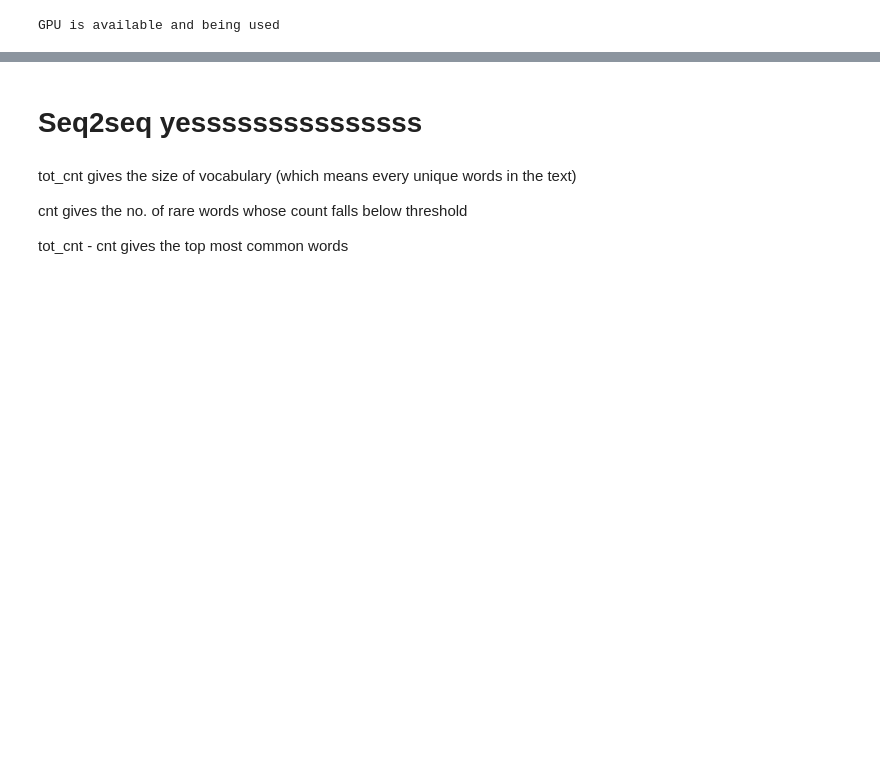
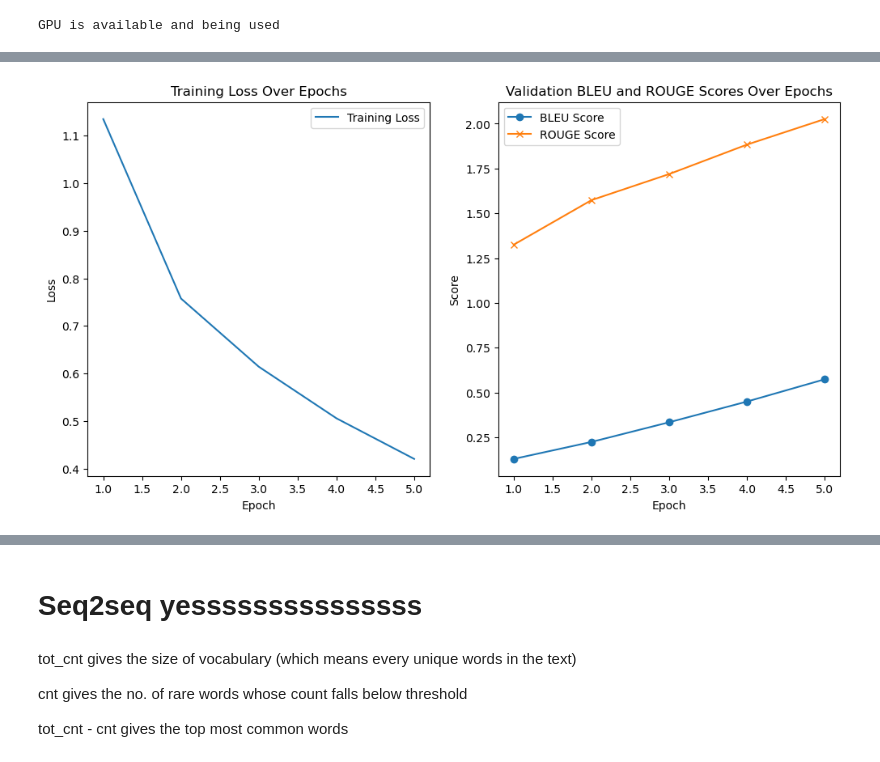
Before and after one commit to lavanyaasehgal/IntelliShorts, a Jupyter notebook: NLP_summarizer.ipynb, the cells around one changed output, grey strips where cells are left out. Drawn from its saved outputs; the diff is of its cells as text; code cells hidden in the pictures; blank space fills up the shorter version.

```diff
--- a/NLP_summarizer.ipynb
+++ b/NLP_summarizer.ipynb
@@ -391,3 +391,8 @@ epochs = 5
 early_stopping_patience = 3  # Stop training if validation loss does not improve for 3 consecutive epochs
 best_validation_loss = float('inf')
 patience_counter = 0
+
+# Initialize tokenizer and model
+model_name = "t5-small"  # You can choose a different model size
+tokenizer = T5Tokenizer.from_pretrained(model_name)
+model = T5ForConditionalGeneration.from_pretrained(model_name).to(device)
@@ -470,0 +442,84 @@ Labels shape: torch.Size([8, 20])
+# %%
+# Initialize the optimizer and loss function
+optimizer = AdamW(model.parameters(), lr=learning_rate)
+
+# Define smoothing for BLEU score
+bleu_smoothing = SmoothingFunction().method4
+
+# Lists to store training loss, BLEU scores, and ROUGE scores
+train_losses = []
+bleu_scores = []
+rouge_scores = []
+accumulation_steps = 4
+# Training loop
+for epoch in range(epochs):
+    model.train()
+    optimizer.zero_grad()  # Zero the gradients
+
+    total_loss = 0
+    num_batches = 0
+
+    for batch in train_dataloader:
+        input_ids = batch['input_ids'].to(device)
+        attention_mask = batch['attention_mask'].to(device)
+        labels = batch['labels'].to(device)
+
+        outputs = model(
+            input_ids=input_ids,
+            attention_mask=attention_mask,
+            labels=labels,
+        )
+        loss = outputs.loss
+        loss = loss / accumulation_steps  # Divide the loss by accumulation steps
+        loss.backward()
+
+        if (num_batches + 1) % accumulation_steps == 0:
+            optimizer.step()
+            optimizer.zero_grad()
+
+        total_loss += loss.item()
+        num_batches += 1
+
+    # Calculate average training loss for the epoch
+    average_train_loss = total_loss / num_batches
+    train_losses.append(average_train_loss)
+    print(f"Epoch {epoch + 1}: Average Training Loss: {average_train_loss}")
+
+    # Calculate BLEU and ROUGE scores
+    bleu_score, rouge_score = calculate_scores(model, validation_dataloader)
+    bleu_scores.append(bleu_score)
+    rouge_scores.append(rouge_score)
+
+    print(f"Epoch {epoch + 1} - Validation BLEU: {bleu_score:.4f}, Validation ROUGE: {rouge_score:.4f}")
+
+    # Check for early stopping
+    if average_train_loss < best_validation_loss:
+        best_validation_loss = average_train_loss
+        patience_counter = 0
+        # Save the best model checkpoint
+        torch.save(model.state_dict(), f"best_model_checkpoint.pth")
+    else:
+        patience_counter += 1
+        if patience_counter >= early_stopping_patience:
+            print(f"Early stopping after {epoch + 1} epochs.")
+            break
+
+# Display the progress of epochs in Jupyter
+plt.figure(figsize=(12, 6))
+plt.subplot(121)
+plt.plot(range(1, len(train_losses) + 1), train_losses, label='Training Loss')
+plt.xlabel('Epoch')
+plt.ylabel('Loss')
+plt.title('Training Loss Over Epochs')
+plt.legend()
+
+plt.subplot(122)
+plt.plot(range(1, len(bleu_scores) + 1), bleu_scores, label='BLEU Score', marker='o')
+plt.plot(range(1, len(rouge_scores) + 1), rouge_scores, label='ROUGE Score', marker='x')
+plt.xlabel('Epoch')
+plt.ylabel('Score')
+plt.title('Validation BLEU and ROUGE Scores Over Epochs')
+plt.legend()
+
+plt.show()
+# %% [output]
@@ -471,2 +537,3 @@ Labels shape: torch.Size([8, 20])
+[figure, added]
 # %%
 # Save the T5 model using torch.save
```
Also changed, not shown: parts of 26 cells of this notebook.
